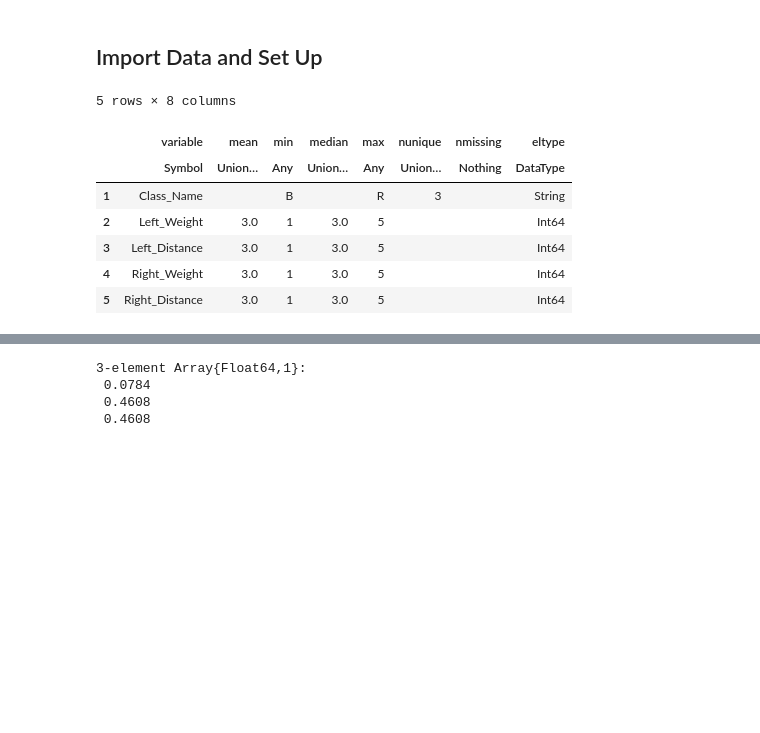
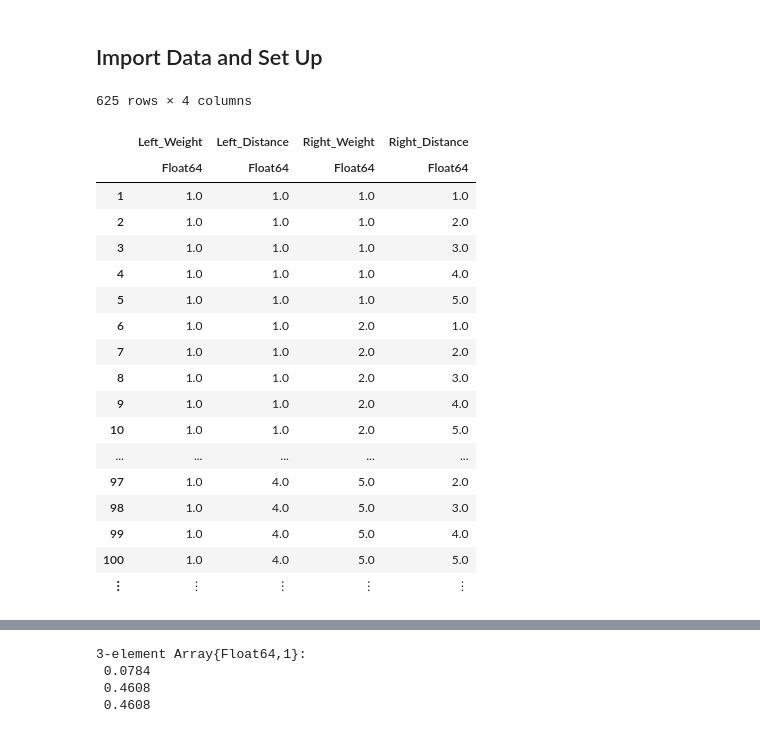
Before and after one commit to adinhobl/machine-learning, a Jupyter notebook: unsupervised-learning/Balance.ipynb, the cells around one changed output, grey strips where cells are left out. Saved outputs shown, nothing was run; the diff lists cells and outputs as text; code cells hidden in the pictures; blank space fills up the shorter version.

```diff
--- a/unsupervised-learning/Balance.ipynb
+++ b/unsupervised-learning/Balance.ipynb
@@ -20,13 +20,24 @@ RNG = 133;
 ## Import Data and Set Up
 # %%
 data = read("balance.csv")
-describe(data)
+data[!,2:end] = float.(data[:,2:end])
 # %% [output]
-5 rows × 8 columns
+625 rows × 4 columns
-|  | variable | mean | min | median | max | nunique | nmissing | eltype |
-|  | Symbol | Union… | Any | Union… | Any | Union… | Nothing | DataType |
-| 1 | Class_Name |  | B |  | R | 3 |  | String |
-| 2 | Left_Weight | 3.0 | 1 | 3.0 | 5 |  |  | Int64 |
-| 3 | Left_Distance | 3.0 | 1 | 3.0 | 5 |  |  | Int64 |
-| 4 | Right_Weight | 3.0 | 1 | 3.0 | 5 |  |  | Int64 |
-| 5 | Right_Distance | 3.0 | 1 | 3.0 | 5 |  |  | Int64 |
+|  | Left_Weight | Left_Distance | Right_Weight | Right_Distance |
+|  | Float64 | Float64 | Float64 | Float64 |
+| 1 | 1.0 | 1.0 | 1.0 | 1.0 |
+| 2 | 1.0 | 1.0 | 1.0 | 2.0 |
+| 3 | 1.0 | 1.0 | 1.0 | 3.0 |
+| 4 | 1.0 | 1.0 | 1.0 | 4.0 |
+| 5 | 1.0 | 1.0 | 1.0 | 5.0 |
+| 6 | 1.0 | 1.0 | 2.0 | 1.0 |
+| 7 | 1.0 | 1.0 | 2.0 | 2.0 |
+| 8 | 1.0 | 1.0 | 2.0 | 3.0 |
+| 9 | 1.0 | 1.0 | 2.0 | 4.0 |
+| 10 | 1.0 | 1.0 | 2.0 | 5.0 |
+| ... | ... | ... | ... | ... |
+| 97 | 1.0 | 4.0 | 5.0 | 2.0 |
+| 98 | 1.0 | 4.0 | 5.0 | 3.0 |
+| 99 | 1.0 | 4.0 | 5.0 | 4.0 |
+| 100 | 1.0 | 4.0 | 5.0 | 5.0 |
+| ⋮ | ⋮ | ⋮ | ⋮ | ⋮ |
```
Also changed, not shown: parts of 80 cells of this notebook.
